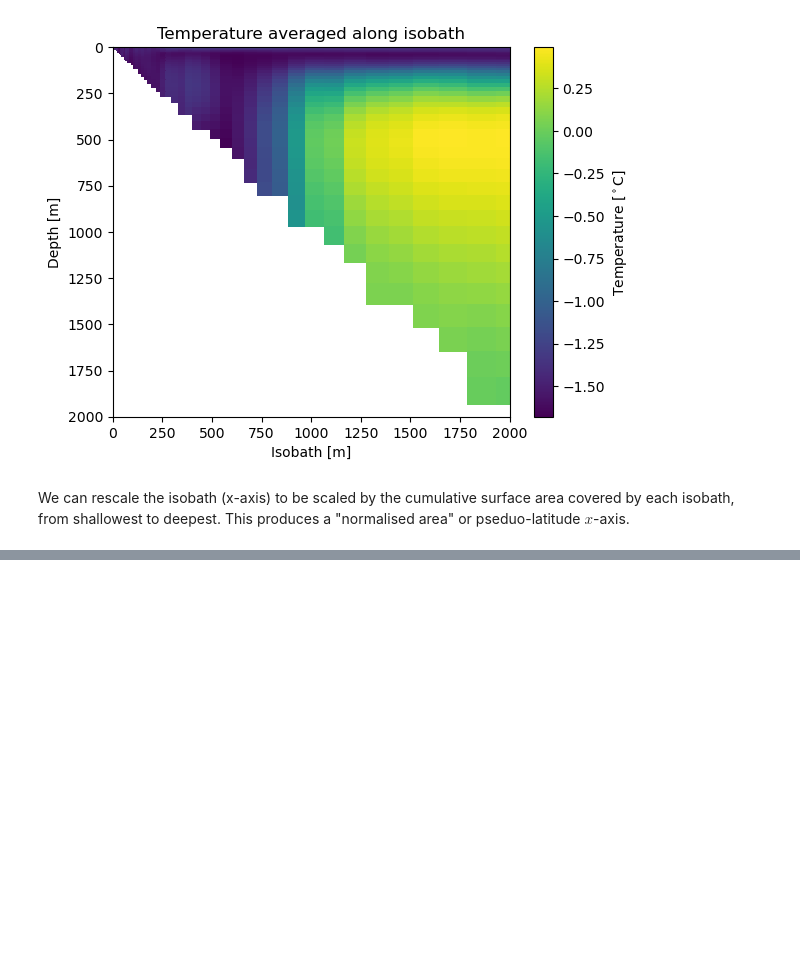
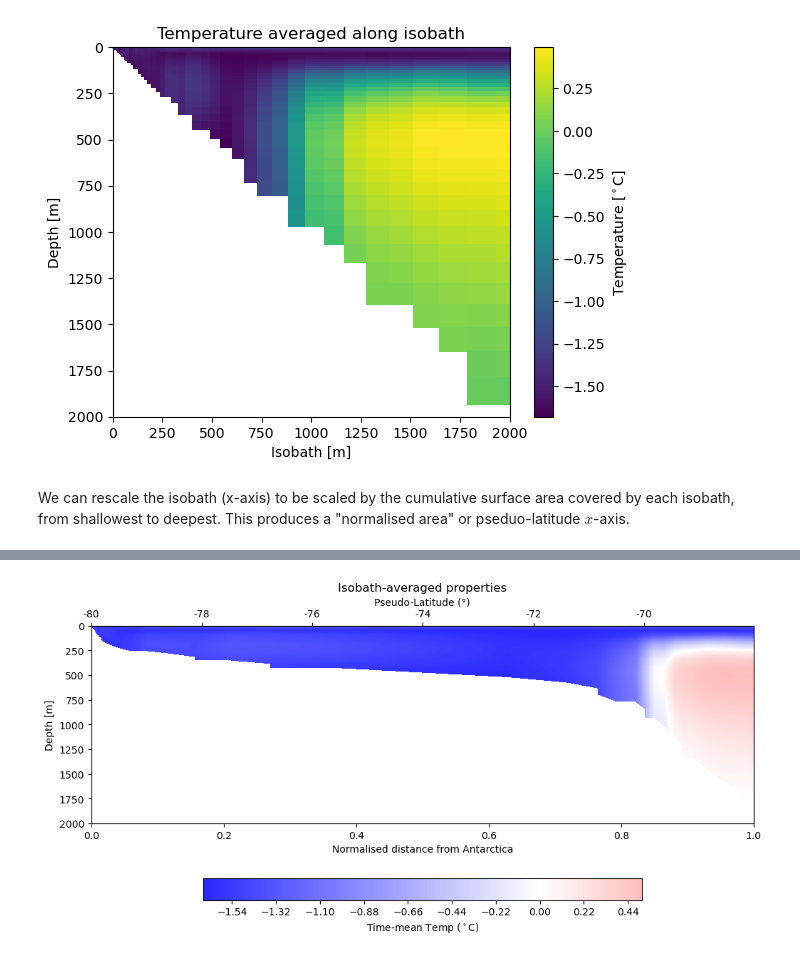
Before and after one commit to COSIMA/cosima-recipes, a Jupyter notebook: 03-Mains/Along_Isobath_Average.ipynb, the cells around one changed output, grey strips where cells are left out. Cells and saved outputs as stored; diff of their text form; code cells hidden in the pictures; blank space fills up the shorter version.

```diff
--- a/03-Mains/Along_Isobath_Average.ipynb
+++ b/03-Mains/Along_Isobath_Average.ipynb
@@ -383,0 +508,14 @@ Wall time: 1min 1s
+# %%
+normalised_area_cumsum = (A_sum.cumsum('ht_bin') / np.nansum(A_sum)).values
+
+lat_max, lat_min = abs(mask_t.yt_ocean.max().values), abs(mask_t.yt_ocean.min().values)
+
+## Here, we plot the averaged quantities as a function of normalised area (between 0 and 1)
+## and pseudo-latitude
+def normalised_to_pseudo_lat(normalised_area):
+    return -1 * (lat_min - (lat_min - lat_max) * normalised_area)
+
+def pseudo_lat_to_normalised(pseudo_lat):
+    return (lat_min + pseudo_lat) / (lat_min - lat_max)
+
+pseudo_lat = normalised_to_pseudo_lat(normalised_area_cumsum)
@@ -383,0 +526,27 @@ Wall time: 1min 1s
+# %%
+fig, axs = plt.subplots(1, 1, figsize=(12, 5), facecolor='w', edgecolor='k')
+fig.subplots_adjust(hspace = 0.35, wspace=0.2)
+
+im1 = axs.contourf(normalised_area_cumsum, st_ocean, T_mean.mean('time'), levels=500,
+                   vmin=-2, vmax=2, cmap=plt.cm.bwr)
+
+axs.invert_yaxis()
+axs.set_xlabel('Normalised distance from Antarctica')
+axs.set_ylim(mask_depth, 0)
+
+# Secondary x-axis: pseudo_lat
+twin_ax = axs.twiny()
+twin_ax.set_xlim(axs.get_xlim())  # Align the limits to match the shared x-axis
+twin_ax.set_xticks(pseudo_lat_to_normalised(np.arange(-80, -68, 2)))  # Match tick positions
+twin_ax.set_xticklabels(np.arange(-80, -68, 2))  # Replace tick labels with pseudo_lat values
+twin_ax.set_xlabel('Pseudo-Latitude (°)')
+
+axs.set_ylabel('Depth [m]')
+
+cb1 = plt.colorbar(im1, fraction=0.08, pad=0.2, orientation='horizontal')
+
+cb1.set_label('Time-mean Temp ($^\circ$C)')
+
+plt.title('Isobath-averaged properties');
+# %% [output]
+[figure, added]
```
Also changed, not shown: parts of 35 cells of this notebook.
